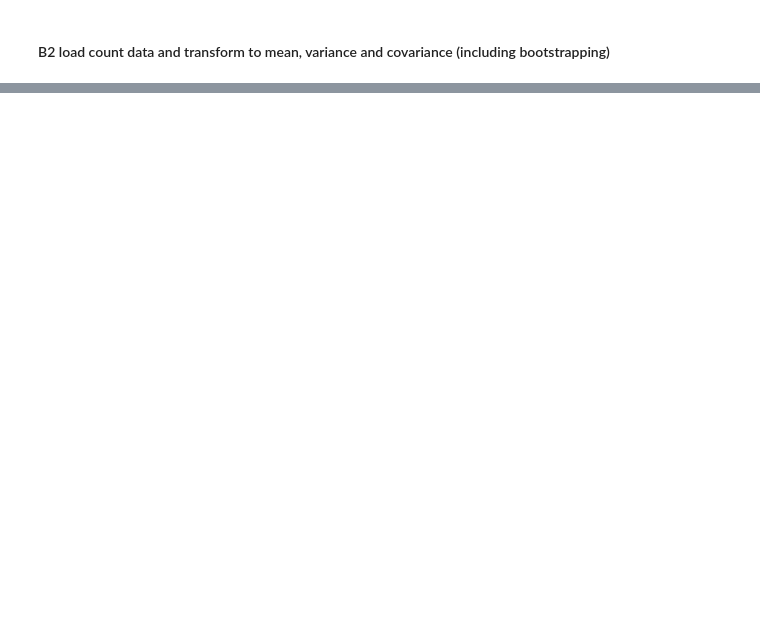
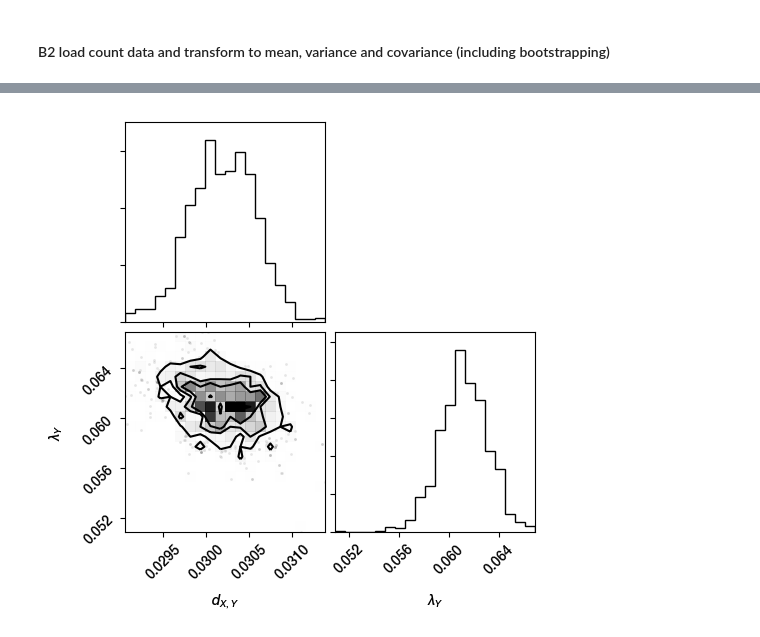
Before and after one commit to mauricelanghinrichs/memocell, a Jupyter notebook: examples/examples.ipynb, the cells around one changed output, grey strips where cells are left out. Drawn from its saved outputs; the diff is of its cells as text; code cells hidden in the pictures; blank space fills up the shorter version.

```diff
--- a/examples/examples.ipynb
+++ b/examples/examples.ipynb
@@ -33,0 +542,23 @@ to explain the different functionalities of this framework based on the three ma
+# %%
+x_axis = {'label': '',
+        'limits': (None, None),
+        'log': False}
+y_axis = {'label': 'parameter',
+        'limits': (0, 0.08),
+        'log': False}
+
+settings = {
+    'la_1': {'label': '$\lambda_Y$', 'color': 'dodgerblue'},
+    'd_01': {'label': '$d_{X,Y}$', 'color': 'red'}
+    }
+
+output = {'output_folder': './example_figures',
+        'plot_name': 'fig_test_corner'}
+
+im = me.Plots(x_axis, y_axis, show=True)
+im.samples_corner(*est.samples_corner_parameters(settings), output)
+
+
+#corner.corner(res[0].bay_est_samples_temp1, labels=['theta_0 (d_01)', 'theta_1 (la_1)'])
+# %% [output]
+[figure, added]
```
Also changed, not shown: parts of 36 cells of this notebook, 39 other files.
